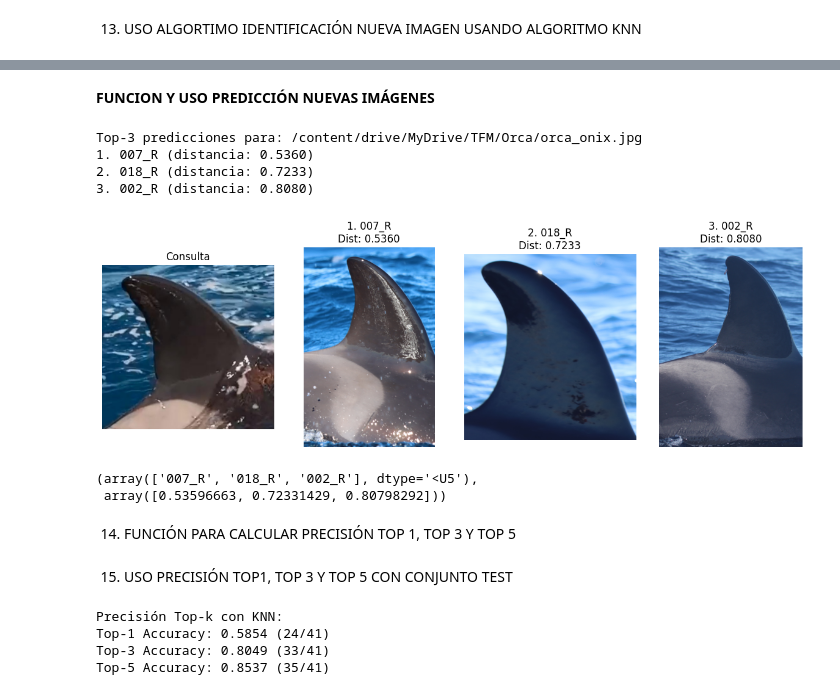
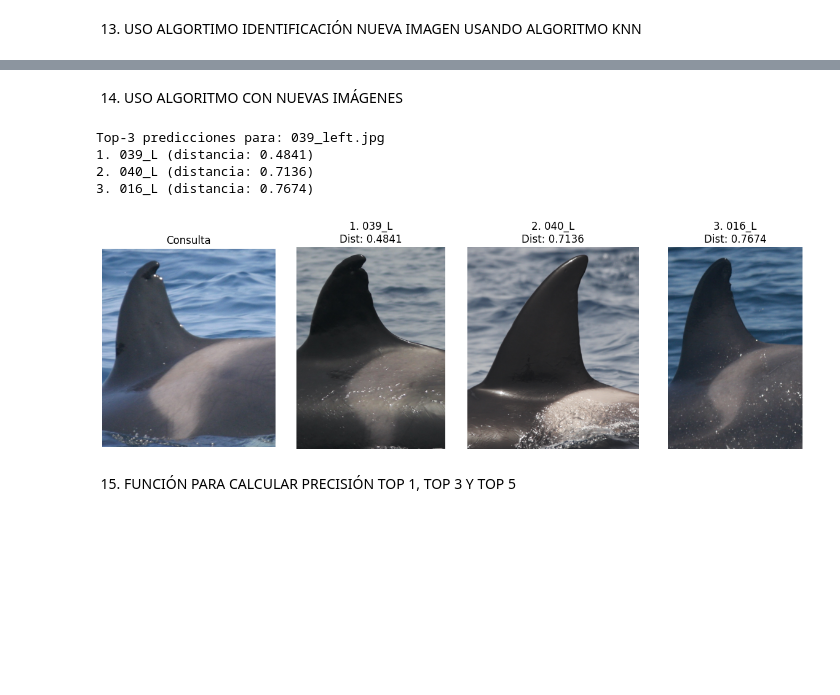
Before and after one commit to zmunilla/TFM, a Jupyter notebook: 7_Siamese_Contrastive.ipynb, the cells around one changed output, grey strips where cells are left out. Saved outputs shown, nothing was run; the diff lists cells and outputs as text; code cells hidden in the pictures; blank space fills up the shorter version.

```diff
--- a/7_Siamese_Contrastive.ipynb
+++ b/7_Siamese_Contrastive.ipynb
@@ -341,7 +341,7 @@ device = torch.device("cuda" if torch.cuda.is_available() else "cpu")
 model = SiameseNetwork().to(device)
 
 # Cargar pesos entrenados
-checkpoint = torch.load("/content/drive/MyDrive/TFM/modelos2/best_siamese_contrastive_10epoc_right.pth", map_location=device)
+checkpoint = torch.load("/content/drive/MyDrive/TFM/modelos2/best_siamese_contrastive_10epoc_left.pth", map_location=device)
 model.load_state_dict(checkpoint['model_state_dict'])
 model.eval()
 # %% [output]
@@ -514,2 +541,2 @@ print(f"✅ k-NN guardado en: {knn_output_path}")
 # %% [markdown]
-**FUNCION Y USO PREDICCIÓN NUEVAS IMÁGENES**
+14. USO ALGORITMO CON NUEVAS IMÁGENES
@@ -578,36 +543,23 @@ knn = joblib.load("/content/drive/MyDrive/TFM/modelos2/knn_model_siamese_right.p
-# %%
-from sklearn.neighbors import KNeighborsClassifier
-import numpy as np
-
-#Cargar catálogo de embeddings
-avg_embeddings_pkl = "/content/drive/MyDrive/TFM/modelos2/avg_embeddings_right_contrast_im.pkl"
-
-# Cargar el archivo .pkl con embeddings y rutas
-with open(avg_embeddings_pkl, "rb") as f:
-    catalog = pickle.load(f)
-
-# Construir el diccionario con rutas de imagen por clase
-image_paths_dict = {name: data["image_path"] for name, data in catalog.items()}
-
-
-# Usar la función de predicción con imágenes
-predict_with_knn_and_images(
-    image_path="/content/drive/MyDrive/TFM/Orca/orca_onix.jpg",
-    model=model,
-    transform=transform,
-    knn=knn,
-    device=device,
-    image_paths_dict=image_paths_dict,
-    k=3,
-    use_cosine=False #uso distanci euclídea
-)
-# %% [output]
-Top-3 predicciones para: /content/drive/MyDrive/TFM/Orca/orca_onix.jpg
-1. 007_R (distancia: 0.5360)
-2. 018_R (distancia: 0.7233)
-3. 002_R (distancia: 0.8080)
-[figure, removed]
-(array(['007_R', '018_R', '002_R'], dtype='<U5'),
- array([0.53596663, 0.72331429, 0.80798292]))
+# %%
+# Rutas y parámetros
+catalog_pkl_path = "/content/drive/MyDrive/TFM/modelos2/avg_embeddings_left_contrast_im.pkl"
+query_image_path = "/content/drive/MyDrive/TFM/Orca/039_left.jpg"
+
+# Ejecutar predicción
+neighbors, distances = predict_with_dynamic_knn(
+    image_path=query_image_path,
+    model=model,                  # Tu modelo siamesa
+    transform=transform,          # Tus transformaciones
+    catalog_pkl_path=catalog_pkl_path,
+    device=device,
+    k=3,
+    metric='euclidean'      #uso distancia euclídea
+)
+# %% [output]
+Top-3 predicciones para: 039_left.jpg
+1. 039_L (distancia: 0.4841)
+2. 040_L (distancia: 0.7136)
+3. 016_L (distancia: 0.7674)
+[figure, added]
 # %% [markdown]
-14. FUNCIÓN PARA CALCULAR PRECISIÓN TOP 1, TOP 3 Y TOP 5
+15. FUNCIÓN PARA CALCULAR PRECISIÓN TOP 1, TOP 3 Y TOP 5
@@ -662,17 +565,0 @@ def evaluate_topk_with_knn(model, test_dataset_path, transform, knn, device, top
-# %% [markdown]
-15. USO PRECISIÓN TOP1, TOP 3 Y TOP 5 CON CONJUNTO TEST
-# %%
-correct_at_k, total = evaluate_topk_with_knn(
-    model=model,
-    test_dataset_path="/content/drive/MyDrive/TFM/Cat_dataset/right_2/test",
-    transform=transform,
-    knn=knn,
-    device=device,
-    top_k=(1, 3, 5),
-    use_cosine=False  # False para usar distancia euclídea
-)
-# %% [output]
-Precisión Top-k con KNN:
-Top-1 Accuracy: 0.5854 (24/41)
-Top-3 Accuracy: 0.8049 (33/41)
-Top-5 Accuracy: 0.8537 (35/41)
```
Also changed, not shown: parts of 12 cells of this notebook.
